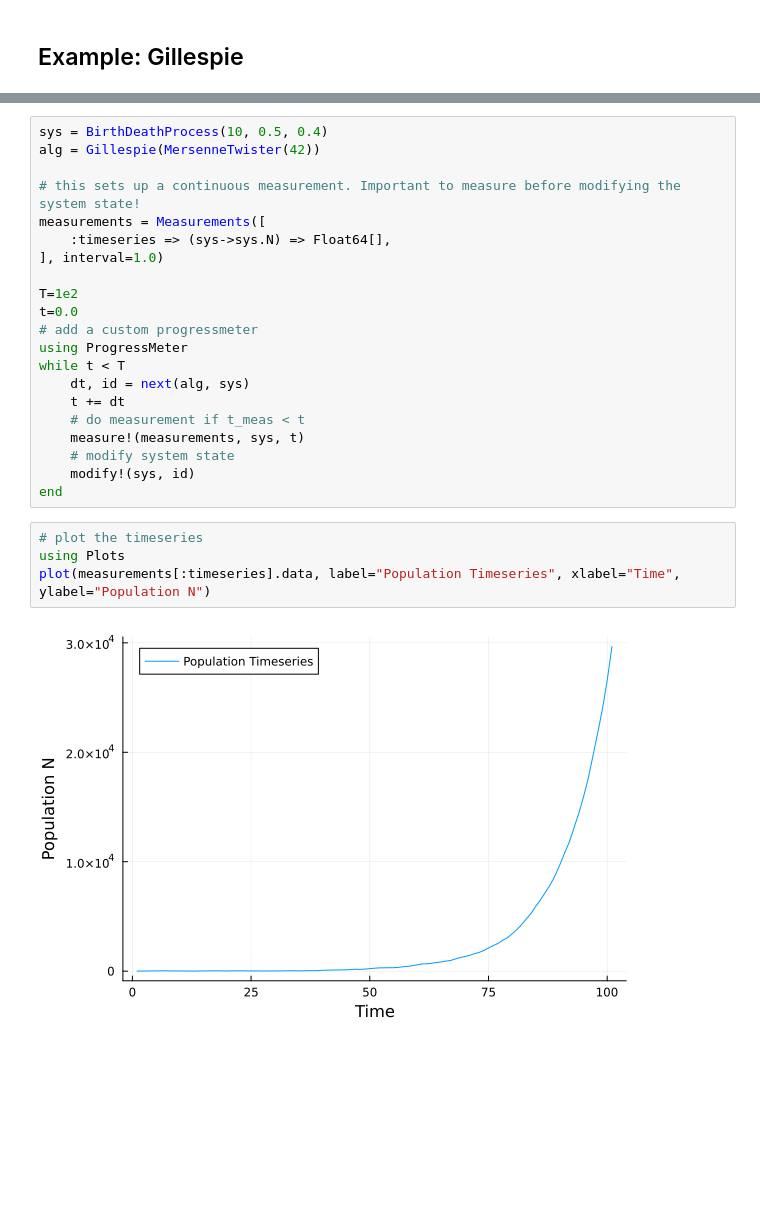
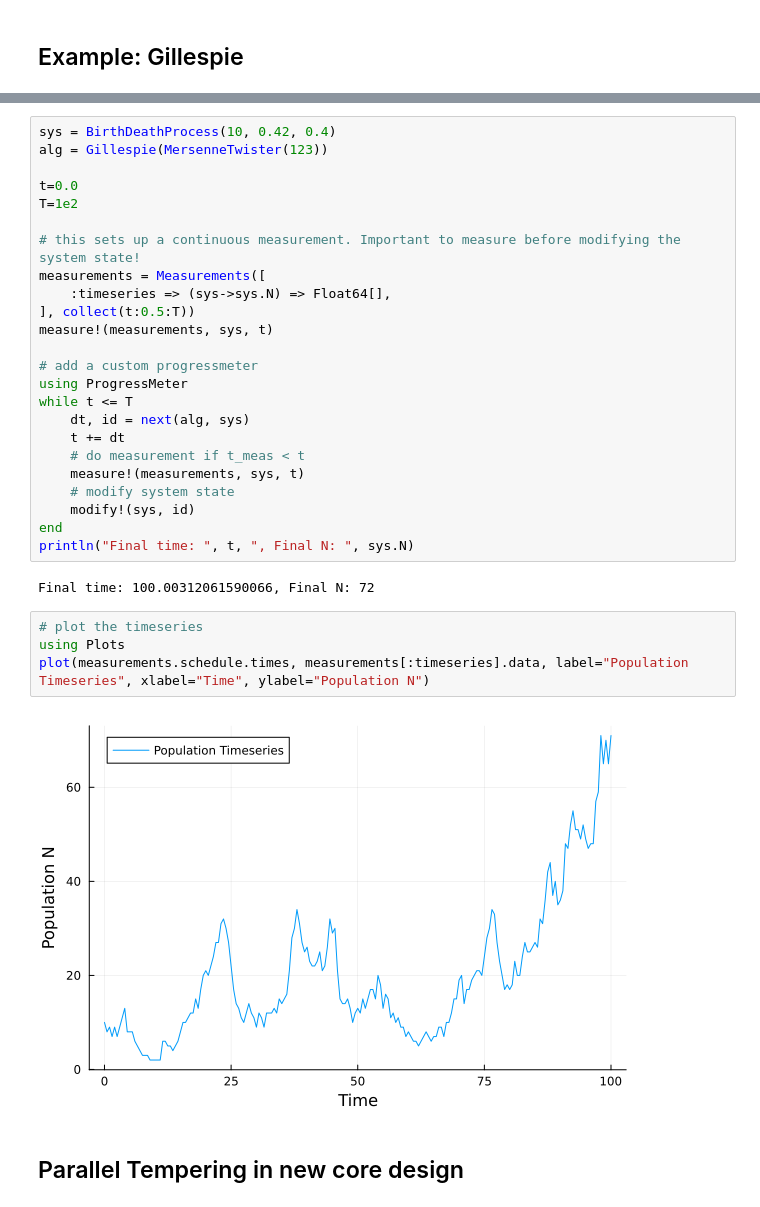
Before and after one commit to zierenberg/MonteCarloX.jl, a Jupyter notebook: examples/api.ipynb, the cells around one changed output, grey strips where cells are left out. Saved outputs shown, nothing was run; the diff lists cells and outputs as text; blank space fills up the shorter version.

Commit message:
made some modifications on the core again. not completely consistent currently

```diff
--- a/examples/api.ipynb
+++ b/examples/api.ipynb
@@ -699,17 +869,19 @@ next (generic function with 2 methods)
 # %%
-sys = BirthDeathProcess(10, 0.5, 0.4)
-alg = Gillespie(MersenneTwister(42))
+sys = BirthDeathProcess(10, 0.42, 0.4)
+alg = Gillespie(MersenneTwister(123))
+
+t=0.0
+T=1e2
 
 # this sets up a continuous measurement. Important to measure before modifying the system state!
 measurements = Measurements([
     :timeseries => (sys->sys.N) => Float64[],
-], interval=1.0)
+], collect(t:0.5:T))
+measure!(measurements, sys, t)
 
-T=1e2
-t=0.0
 # add a custom progressmeter
 using ProgressMeter
-while t < T
+while t <= T
     dt, id = next(alg, sys)
     t += dt
     # do measurement if t_meas < t
@@ -717,9 +889,14 @@ while t < T
     # modify system state
     modify!(sys, id)
 end
+println("Final time: ", t, ", Final N: ", sys.N)
+# %% [output]
+Final time: 100.00312061590066, Final N: 72
 # %%
 # plot the timeseries
 using Plots
-plot(measurements[:timeseries].data, label="Population Timeseries", xlabel="Time", ylabel="Population N")
+plot(measurements.schedule.times, measurements[:timeseries].data, label="Population Timeseries", xlabel="Time", ylabel="Population N")
 # %% [output]
-[figure, old version]
+[figure, new version]
+# %% [markdown]
+## Parallel Tempering in new core design
```
Also changed, not shown: parts of 17 cells of this notebook.
